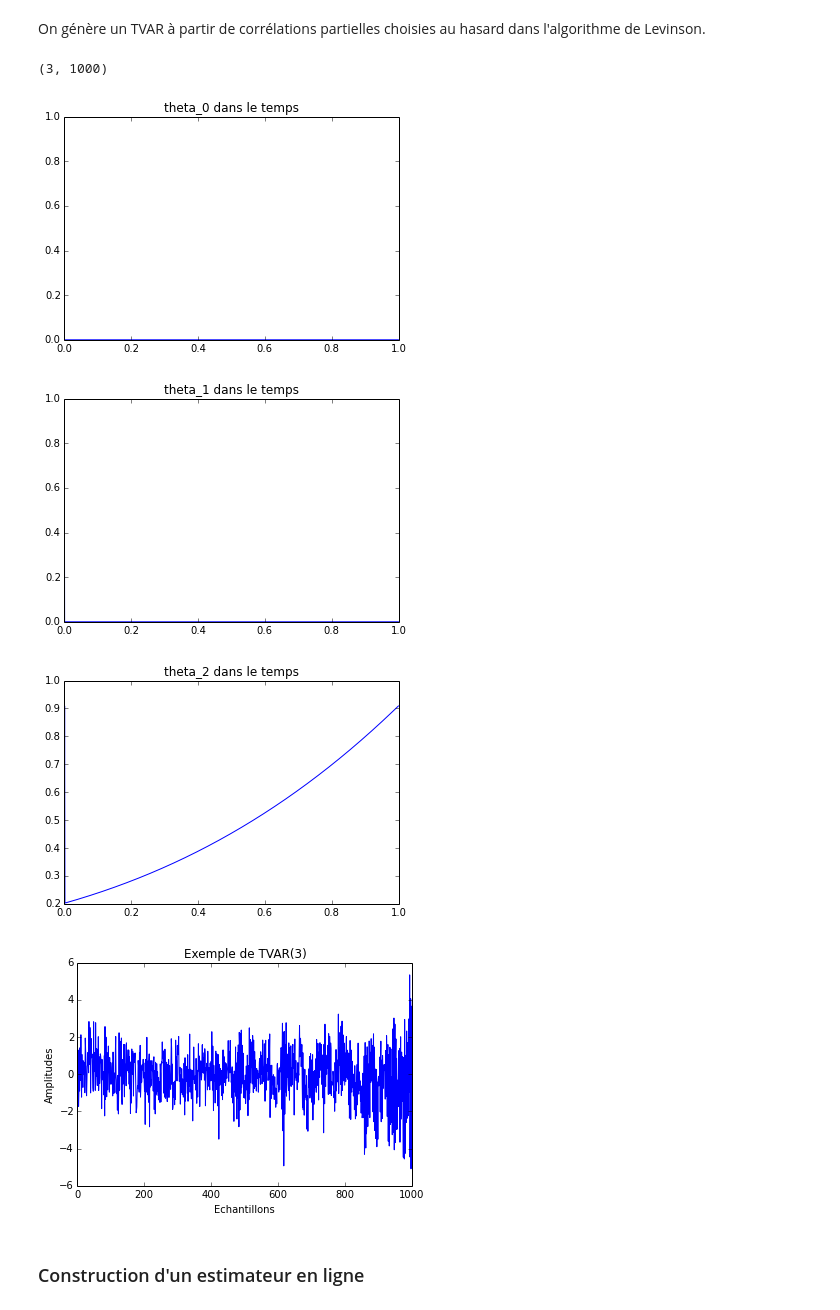
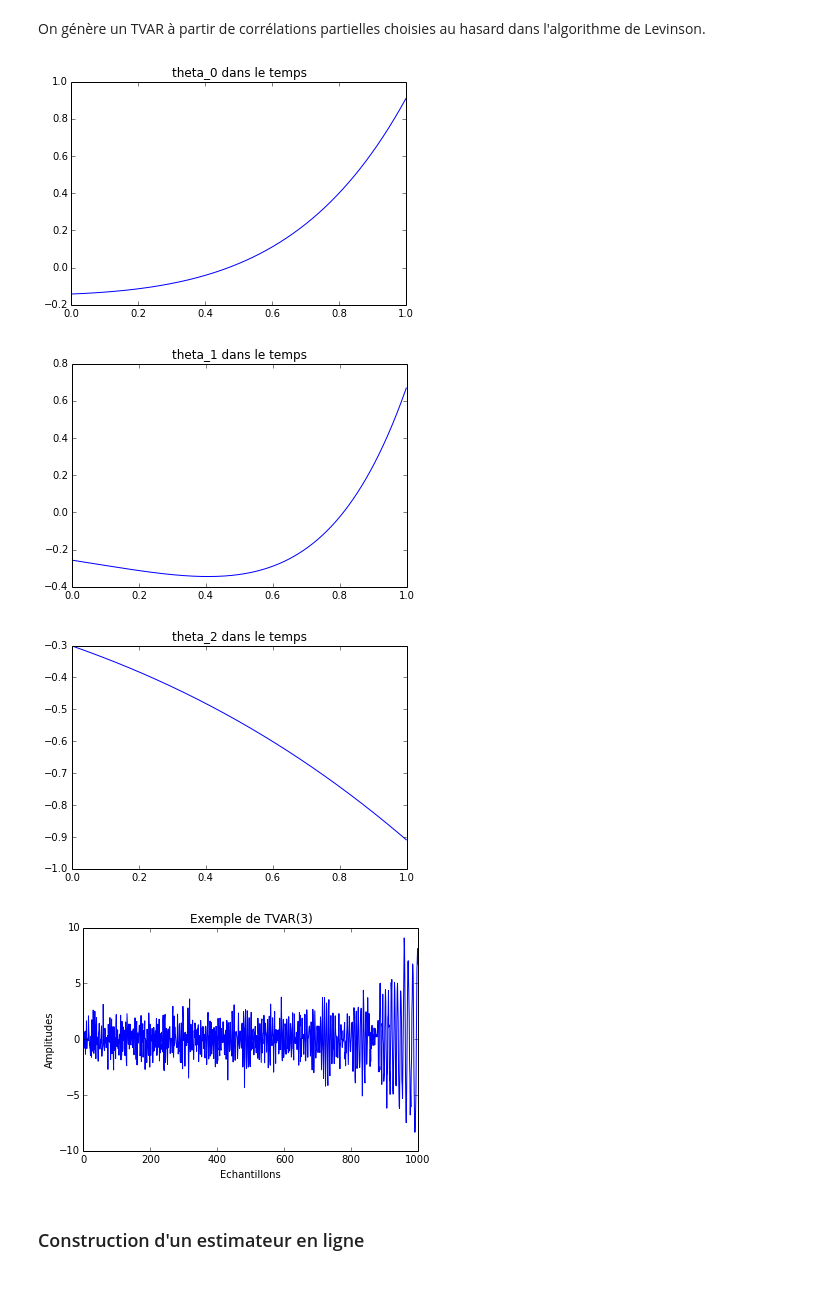
Before and after one commit to jngod2011/TVAR_Prediction, a Jupyter notebook: TVAR_d.ipynb, the cells around one changed output. Drawn from its saved outputs; the diff is of its cells as text; code cells hidden in the pictures.

Commit message:
Fonction random ok + paragraphe sur la comparaison des risques

```diff
--- a/TVAR_d.ipynb
+++ b/TVAR_d.ipynb
@@ -24,7 +24,7 @@ def random_polynom(p, T):
 
     u = np.arange(1,2, 1./T) # horizon des temps normalisés
     ordre = np.random.choice(p) + 1 #on exclue l'ordre 0 des choix possibles et on ajoute d à la place
-    coeffs = 10 * np.random.rand(ordre+1) * np.random.choice([-1,1])
+    coeffs = [10 * np.random.rand(1) * np.random.choice([-1,1]) for k in np.arange(ordre+1)]
 
     out = np.ones(T)
     for k in np.arange(ordre+1):
@@ -45,21 +45,20 @@ def generation_TVAR(d, T, epsilon, ordre = 5):
 
     """generation des coefficients du TVAR par les corrélations partielles de l'algorithme de Levinson"""
 
+    theta = np.matrix(np.zeros((d,T)))
+    theta_inter = np.matrix(np.zeros((d,d)))
+    X = epsilon
+
     kappa = np.zeros((d,T))
     for k in np.arange(d):
         kappa[k,:] = random_polynom(ordre, T)
 
-    theta = np.matrix(np.zeros((d,T)))
-    theta_inter = np.matrix(np.zeros((d,d)))
-    X = epsilon
-
     for t in np.arange(T):
         for k in np.arange(d):
-            theta[k,k] = kappa[k,t]
             theta_inter[k,k] = kappa[k,t]
-        for p in np.arange(1, d):
-            for k in np.arange(0, p-1):
-                theta_inter[k,p] = theta_inter[k, p-1] - kappa[p,t] * theta_inter[p-k,p-1]
+        for p in np.arange(1, d, 1):
+            for k in np.arange(0, p,1):
+                theta_inter[k,p] = theta_inter[k, p-1] - kappa[p,t] * theta_inter[p-1-k,p-1]
         theta[:,t] = theta_inter[:,d-1]
 
         X[T + t] += np.dot(X[T+t-d:T+t][::-1], theta[:,t])
@@ -72,27 +71,26 @@ epsilon = np.random.randn(2*T)
 ordre = 4
 X_tot, X, theta = generation_TVAR(d, T, epsilon, ordre)
 # %%
-print(theta.shape)
+
 
 u = np.arange(T, dtype='double') / T
 
 for k in np.arange(d):
     plt.figure()
     plt.plot(u, theta[k,:].T)
     plt.title("theta_{} dans le temps".format(k))
 
 plt.figure()
-plt.plot(X)
+plt.plot(np.arange(T), X)
 plt.xlabel("Echantillons")
 plt.ylabel("Amplitudes")
 plt.title("Exemple de TVAR({})".format(d))
 plt.show()
 # %% [output]
-(3, 1000)
-[figure, old version]
+[figure, new version]
-[figure, old version]
+[figure, new version]
-[figure, old version]
+[figure, new version]
-[figure, old version]
+[figure, new version]
 # %% [markdown]
 ### Construction d'un estimateur en ligne
 # %% [markdown]
```
Also changed, not shown: parts of 7 cells of this notebook, 1 other file.
